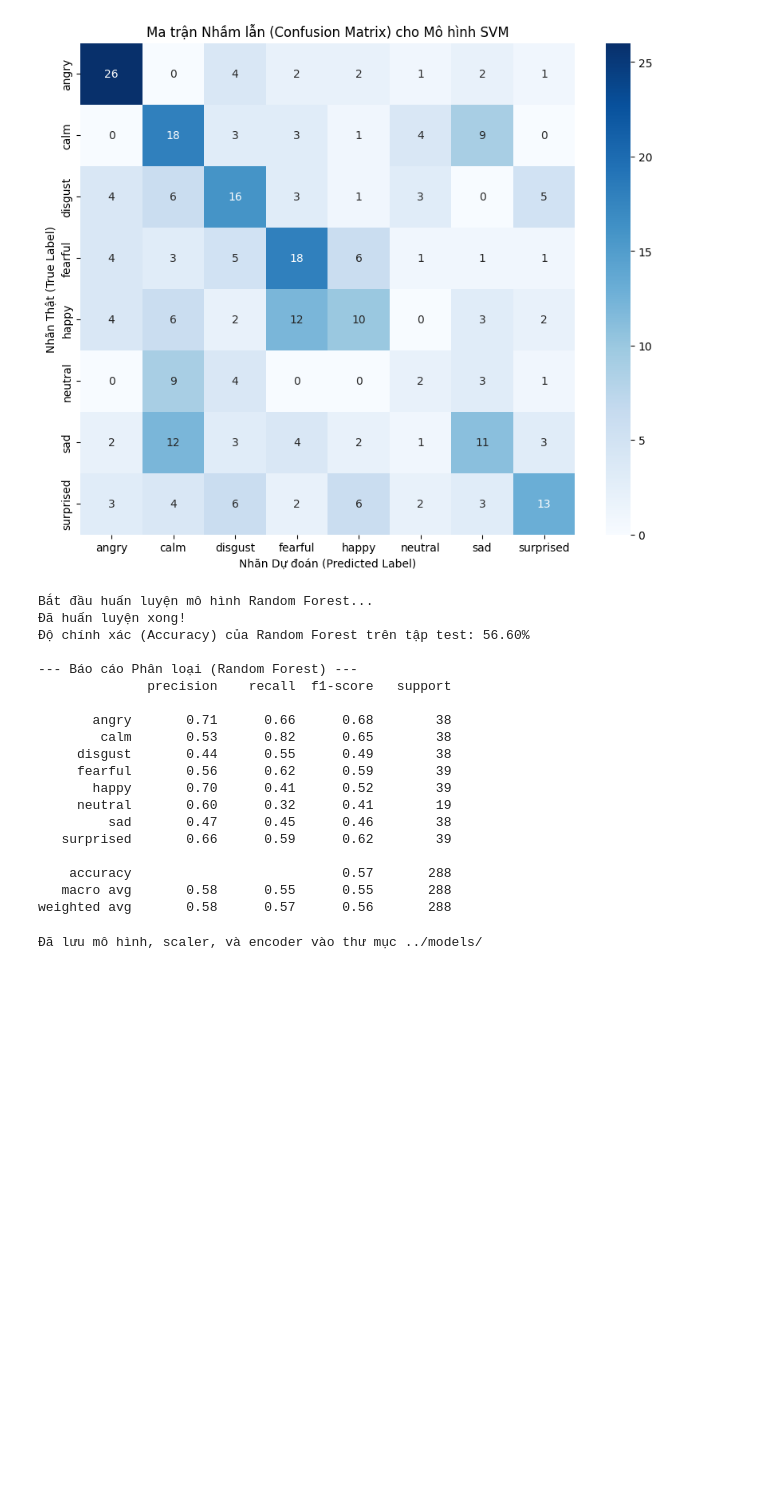
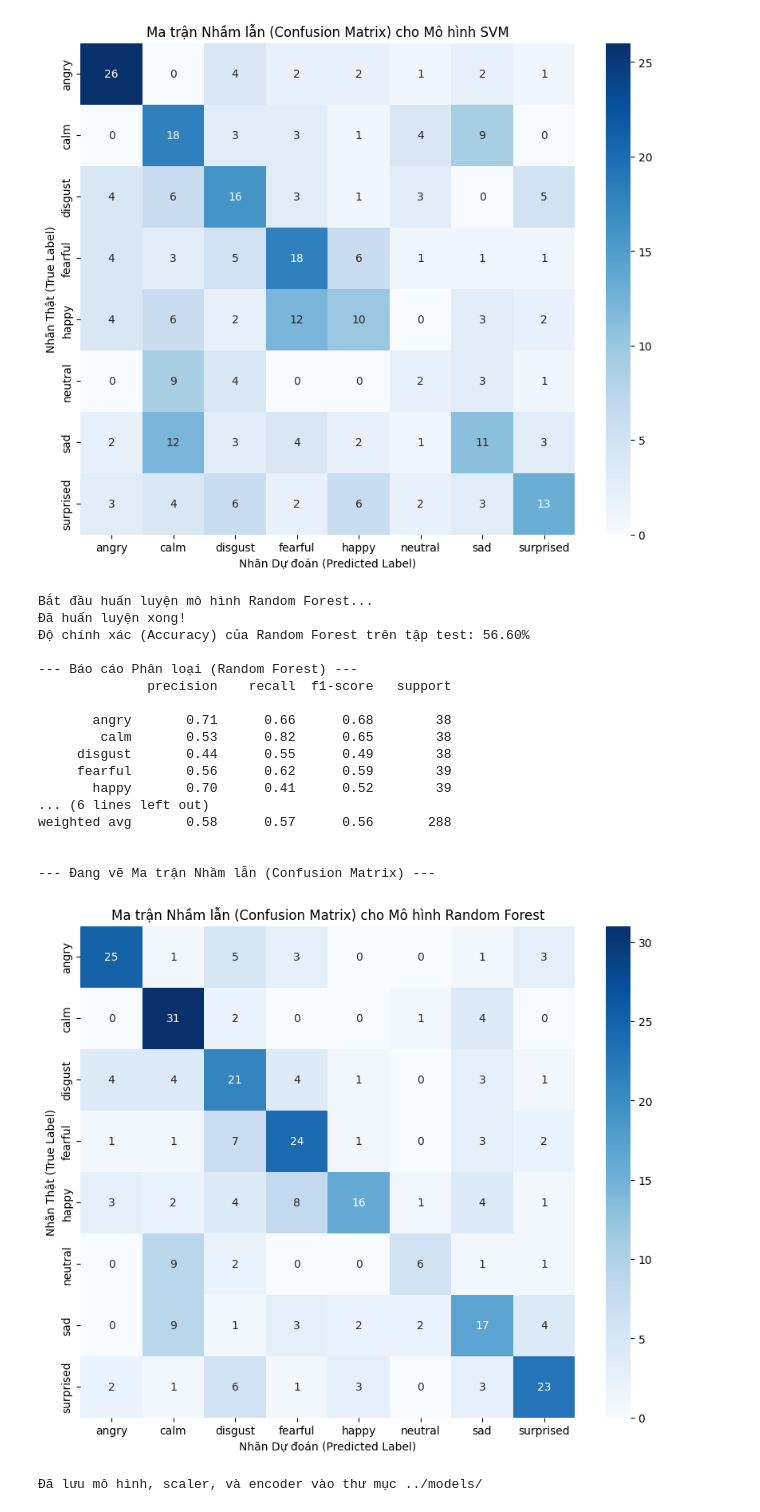
Before and after one commit to lqviet45/SpeechEmotionRecognition, a Jupyter notebook: notebooks/03_model_training.ipynb, the cells around one changed output. Cells and saved outputs as stored; diff of their text form; code cells hidden in the pictures; blank space fills up the shorter version.

Commit message:
Add random forest output visualization image

```diff
--- a/notebooks/03_model_training.ipynb
+++ b/notebooks/03_model_training.ipynb
@@ -141,39 +141,50 @@ rf_model = RandomForestClassifier(n_estimators=100, random_state=42)
 
 # Dùng .fit() để "dạy" mô hình trên cùng tập dữ liệu huấn luyện
 rf_model.fit(X_train, y_train)
 
 print("Đã huấn luyện xong!")
 
 # --- 9. Đánh giá ban đầu trên Tập Test ---
 y_pred_rf = rf_model.predict(X_test)
 
 accuracy_rf = accuracy_score(y_test, y_pred_rf)
 
 print(f"Độ chính xác (Accuracy) của Random Forest trên tập test: {accuracy_rf * 100:.2f}%")
 
 # --- 10. In Báo cáo Phân loại Chi tiết cho Random Forest ---
 print("\n--- Báo cáo Phân loại (Random Forest) ---")
 print(classification_report(y_test, y_pred_rf, target_names=class_names))
+
+print("\n--- Đang vẽ Ma trận Nhầm lẫn (Confusion Matrix) ---")
+cm = confusion_matrix(y_test, y_pred_rf)
+
+plt.figure(figsize=(10, 8))
+sns.heatmap(cm, annot=True, fmt='d', cmap='Blues',
+            xticklabels=class_names, yticklabels=class_names)
+
+plt.title('Ma trận Nhầm lẫn (Confusion Matrix) cho Mô hình Random Forest')
+plt.ylabel('Nhãn Thật (True Label)')
+plt.xlabel('Nhãn Dự đoán (Predicted Label)')
+plt.show()
 # %% [output]
 Bắt đầu huấn luyện mô hình Random Forest...
 Đã huấn luyện xong!
 Độ chính xác (Accuracy) của Random Forest trên tập test: 56.60%
 
 --- Báo cáo Phân loại (Random Forest) ---
               precision    recall  f1-score   support
 
        angry       0.71      0.66      0.68        38
         calm       0.53      0.82      0.65        38
      disgust       0.44      0.55      0.49        38
      fearful       0.56      0.62      0.59        39
        happy       0.70      0.41      0.52        39
-     neutral       0.60      0.32      0.41        19
-         sad       0.47      0.45      0.46        38
-   surprised       0.66      0.59      0.62        39
+... (6 lines left out)
+weighted avg       0.58      0.57      0.56       288
 
-    accuracy                           0.57       288
-   macro avg       0.58      0.55      0.55       288
-weighted avg       0.58      0.57      0.56       288
+
+--- Đang vẽ Ma trận Nhầm lẫn (Confusion Matrix) ---
+[figure, added]
 # %%
 import joblib
 import os
```
Also changed, not shown: 1 other file.
